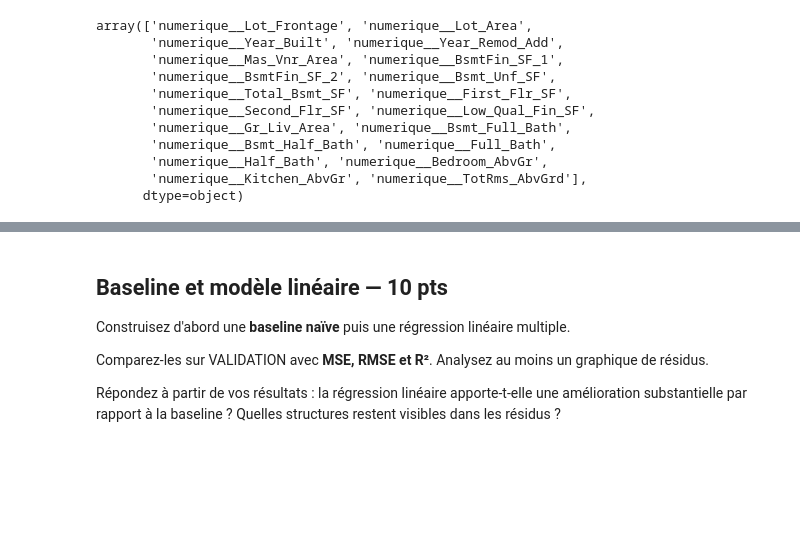
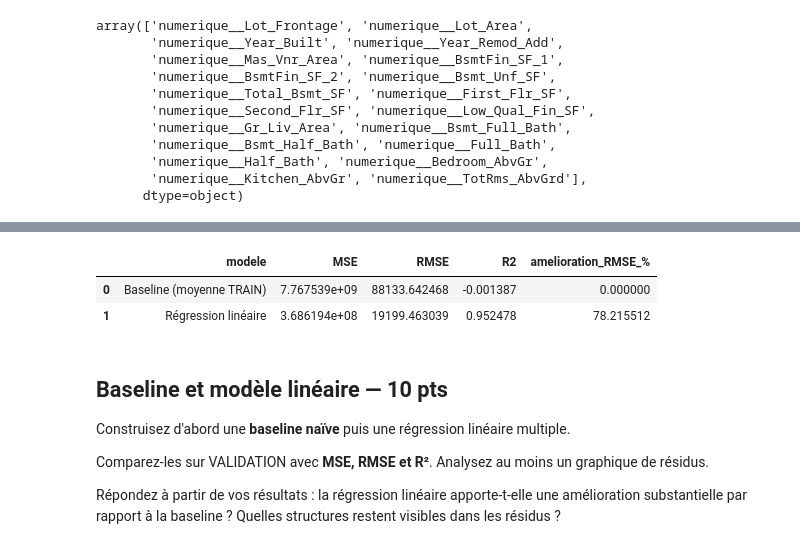
Before and after one commit to hamzabouhouch1003/Training01, a Jupyter notebook: Jour2/PACK_4_TP_NOTES_IA_4A_OPTION_DEVELOPPEUR/TP_NOTE_S3_REGRESSION_AMES_USA.ipynb, the cells around one changed output, grey strips where cells are left out. Saved outputs shown, nothing was run; the diff lists cells and outputs as text; code cells hidden in the pictures; blank space fills up the shorter version.

```diff
--- a/Jour2/PACK_4_TP_NOTES_IA_4A_OPTION_DEVELOPPEUR/TP_NOTE_S3_REGRESSION_AMES_USA.ipynb
+++ b/Jour2/PACK_4_TP_NOTES_IA_4A_OPTION_DEVELOPPEUR/TP_NOTE_S3_REGRESSION_AMES_USA.ipynb
@@ -1113,3 +1153,36 @@ def evaluer_modele(
+# %%
+prediction_baseline_val = np.repeat(
+    y_train.mean(),
+    len(y_val)
+)
+
+resultats_baseline_val = {
+    "MSE": mean_squared_error(y_val, prediction_baseline_val),
+    "RMSE": np.sqrt(mean_squared_error(y_val, prediction_baseline_val)),
+    "R2": r2_score(y_val, prediction_baseline_val)
+}
+
+resultats_lineaire_val = evaluer_modele(
+    modele_lineaire,
+    X_val,
+    y_val
+)
+
+tableau_comparaison = pd.DataFrame([
+    {"modele": "Baseline (moyenne TRAIN)", **resultats_baseline_val},
+    {"modele": "Régression linéaire", **resultats_lineaire_val}
+])
+
+tableau_comparaison["amelioration_RMSE_%"] = (
+    (tableau_comparaison.loc[0, "RMSE"] - tableau_comparaison["RMSE"])
+    / tableau_comparaison.loc[0, "RMSE"] * 100
+)
+
+tableau_comparaison
+# %% [output]
+|  | modele | MSE | RMSE | R2 | amelioration_RMSE_% |
+| 0 | Baseline (moyenne TRAIN) | 7.767539e+09 | 88133.642468 | -0.001387 | 0.000000 |
+| 1 | Régression linéaire | 3.686194e+08 | 19199.463039 | 0.952478 | 78.215512 |
 # %% [markdown]
 ## Baseline et modèle linéaire — 10 pts
 
```
Also changed, not shown: parts of 17 cells of this notebook.
